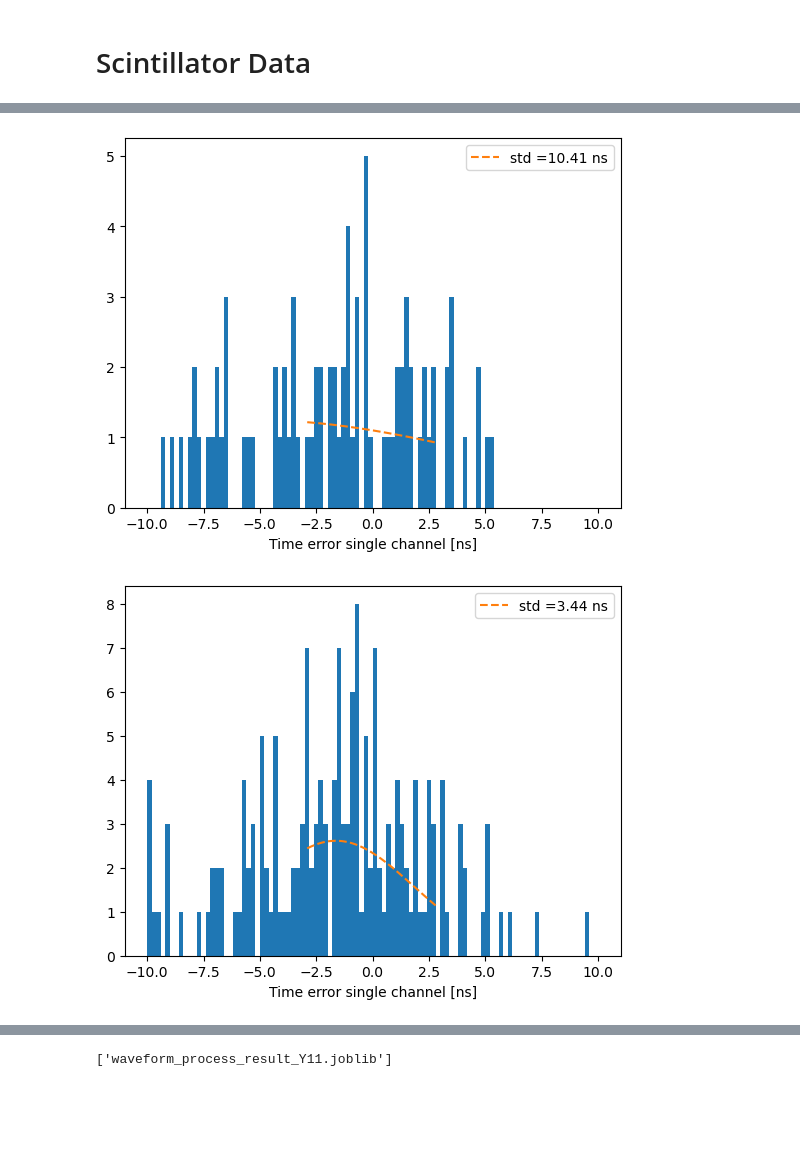
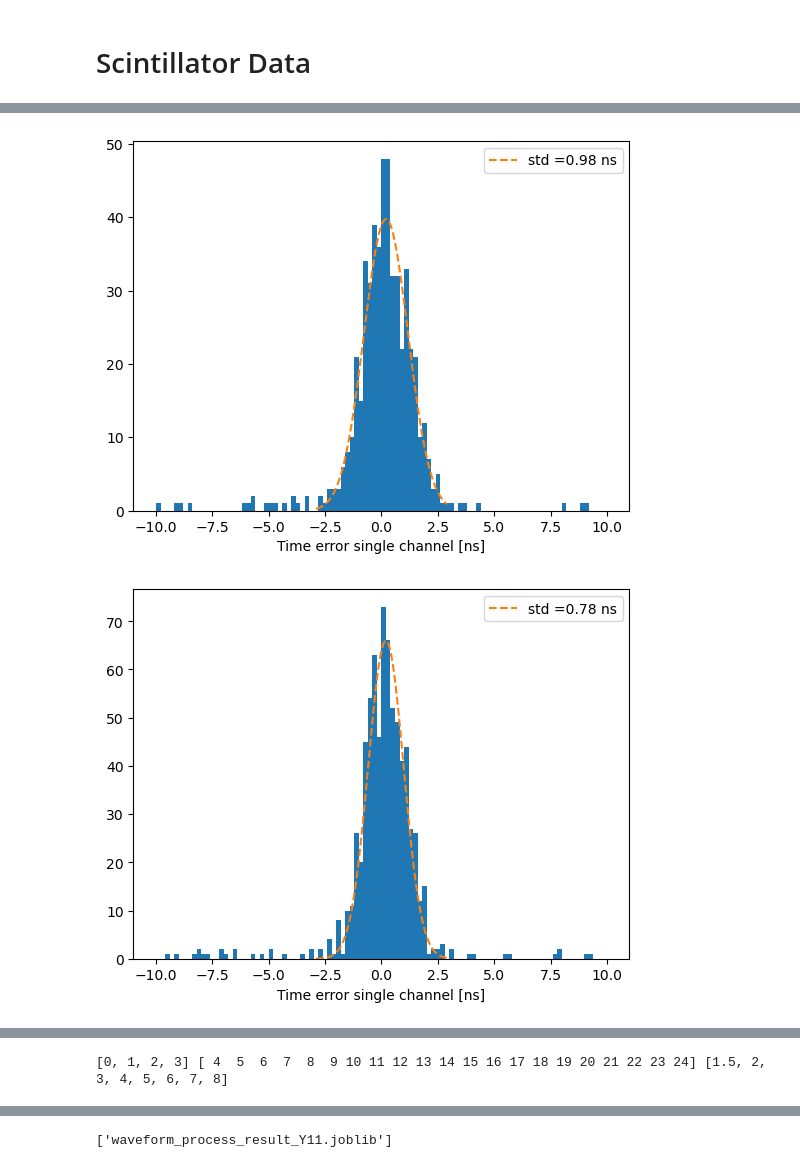
Before and after one commit to EdmondRen/Mu-Hardware, a Jupyter notebook: SystemCharacterization/waveform_fiber_analysis_BCF92.ipynb, the cells around one changed output, grey strips where cells are left out. Drawn from its saved outputs; the diff is of its cells as text; code cells hidden in the pictures; blank space fills up the shorter version.

```diff
--- a/Keysight/waveform_fiber_analysis_BCF92.ipynb
+++ b/SystemCharacterization/waveform_fiber_analysis_BCF92.ipynb
@@ -20,7 +20,7 @@ reload(vs)
 # Calibration
 # %%
 
-data_save=joblib.load("data_waveform/waveform_calib_CH1.joblib")
+data_save=joblib.load("../Keysight/data_waveform/waveform_calib_CH1.joblib")
 # %%
 time_series = data_save["metadata"]["time_series"]*1e9
 
@@ -36,10 +36,10 @@ print("1 pe integral", integral_1pe)
 # %% [markdown]
 # Scintillator Data
 # %%
-integral_1pe = 0.34878334
+integral_1pe = 0.38
 # %%
-data_save=joblib.load("data_waveform/waveform_fiber_Y11.joblib")
-# data_save=joblib.load("data_waveform/waveform_fiber_BCF92.joblib")
+# data_save=joblib.load("data_waveform/waveform_fiber_Y11.joblib")
+data_save=joblib.load("../Keysight/data_waveform/waveform_fiber_BCF92.joblib")
 time_series = data_save["metadata"]["time_series"]*1e9
 # %%
 i=2
@@ -49,7 +49,7 @@ plot(data_save[2][i])
 plot(scipy.ndimage.gaussian_filter(data_save[2][i], 7))
 
 
-trigger_threshold_edge = 0.01
+trigger_threshold_edge = 0.0045*.5
 axhline(trigger_threshold_edge)
 # %% [output]
 <matplotlib.lines.Line2D at 0x...>
@@ -146,30 +146,32 @@ Text(0, 0.5, 'dt [ns]')
 # %%
 # mask = amp>0.02
 
 # h=hist(dt[mask]/sqrt(2), range=(-10,10),bins=100);
 # popt, pcov, info, f = hp.fit_hist("gauss", h, fit_range=(-3,3), label="std ={popt[2]:.2f} ns", color="C1", linestyle="--");
 # legend()
 # xlabel("Time error single channel [ns]")
 # show()
 
-cut_edges = np.linspace(7,40,10)
+# cut_edges = np.linspace(7,40,10)
+cut_edges = [5,8,11,13,16,20,25,32,40,50]
 amps = []
 sigmas = []
 
+
 for icut  in range(len(cut_edges)-1):
-    mask = (pe_mean>cut_edges[icut])&(pe_mean<cut_edges[icut+1])
-    # mask = (amp_mean>cut_edges[icut])&(amp_mean<cut_edges[icut+1])
+    mask = (pe_min>cut_edges[icut])&(pe_min<cut_edges[icut+1])
+    # mask = (pe_mean>cut_edges[icut])&(pe_mean<cut_edges[icut+1])
 
     h=hist(dt[mask]/sqrt(2), range=(-10,10),bins=100);
 
     popt, pcov, info, f = hp.fit_hist("gauss", h, fit_range=(-3,3), label="std ={popt[2]:.2f} ns", color="C1", linestyle="--");
 
     amps.append(np.mean(pe_min[mask]))
     sigmas.append(popt[2])
 
     legend()
     xlabel("Time error single channel [ns]")
     show()
 # %% [output]
-[figure, old version]
+[figure, new version]
-[figure, old version]
+[figure, new version]
@@ -183,3 +185,12 @@ for icut  in range(len(cut_edges)-1):
+# %%
+sim =joblib.load("data/FastSim_scintillator_2.5_ns.joblib")
+threshold_list =  sim["threshold_list"]
+signal_npe_list = sim["signal_npe_list"]
+t_fiber_list = sim["t_fiber_list"]
+sim_results = sim["results"]
+print(threshold_list, signal_npe_list, t_fiber_list)
+# %% [output]
+[0, 1, 2, 3] [ 4  5  6  7  8  9 10 11 12 13 14 15 16 17 18 19 20 21 22 23 24] [1.5, 2, 3, 4, 5, 6, 7, 8]
 # %%
 
 
```
Also changed, not shown: parts of 8 cells of this notebook, 37 other files.
